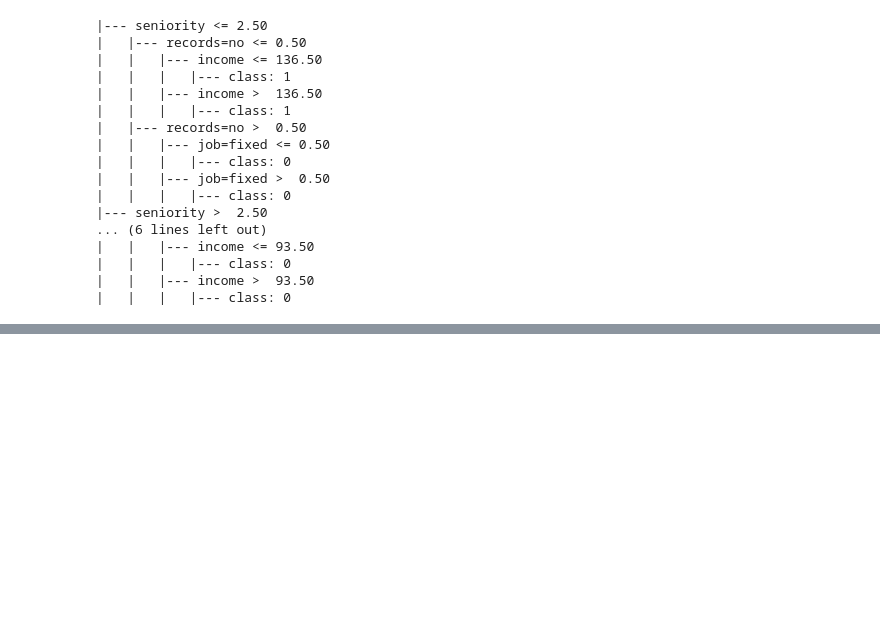
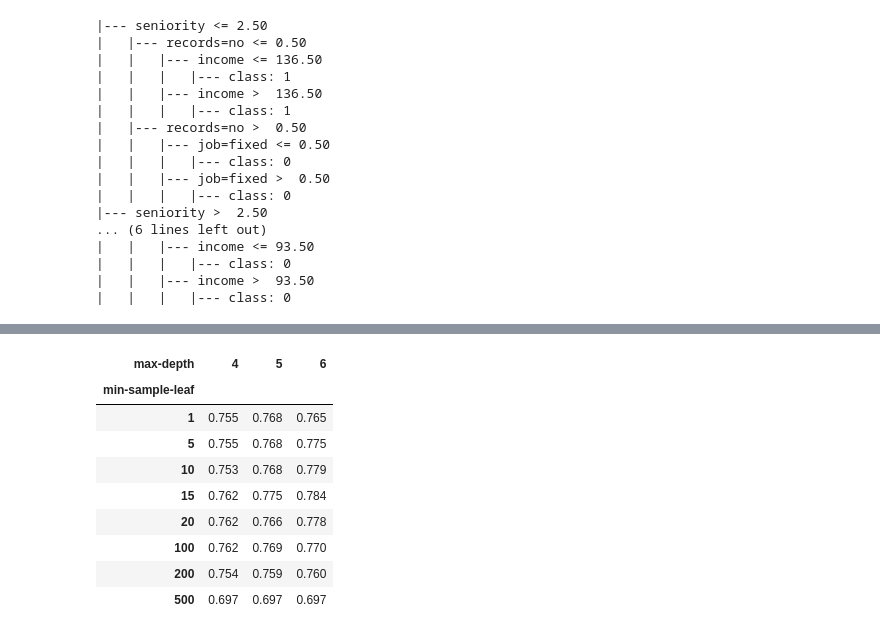
Before and after one commit to chaker88/ML-Zoomcamp-FollowAlong-Practice, a Jupyter notebook: Classification/classification_trees.ipynb, the cells around one changed output, grey strips where cells are left out. Saved outputs shown, nothing was run; the diff lists cells and outputs as text; code cells hidden in the pictures; blank space fills up the shorter version.

```diff
--- a/Classification/classification_trees.ipynb
+++ b/Classification/classification_trees.ipynb
@@ -280,0 +335,14 @@ print(export_text(model,feature_names=dv.get_feature_names_out()))
+# %%
+df_pivoted = df_scores.pivot(columns="max-depth",index="min-sample-leaf",values="auc")
+df_pivoted
+# %% [output]
+| max-depth | 4 | 5 | 6 |
+| min-sample-leaf |  |  |  |
+| 1 | 0.755 | 0.768 | 0.765 |
+| 5 | 0.755 | 0.768 | 0.775 |
+| 10 | 0.753 | 0.768 | 0.779 |
+| 15 | 0.762 | 0.775 | 0.784 |
+| 20 | 0.762 | 0.766 | 0.778 |
+| 100 | 0.762 | 0.769 | 0.770 |
+| 200 | 0.754 | 0.759 | 0.760 |
+| 500 | 0.697 | 0.697 | 0.697 |
```
Also changed, not shown: parts of 6 cells of this notebook.
